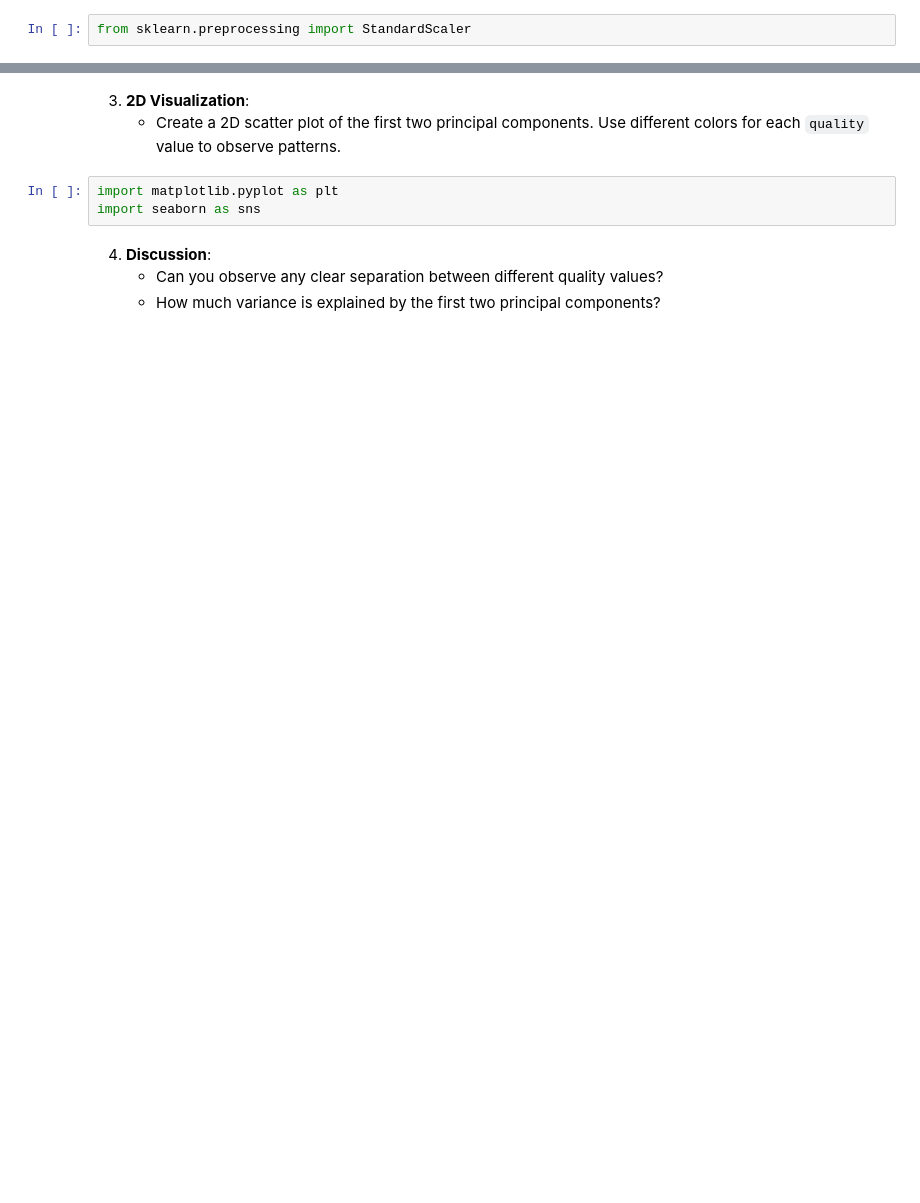
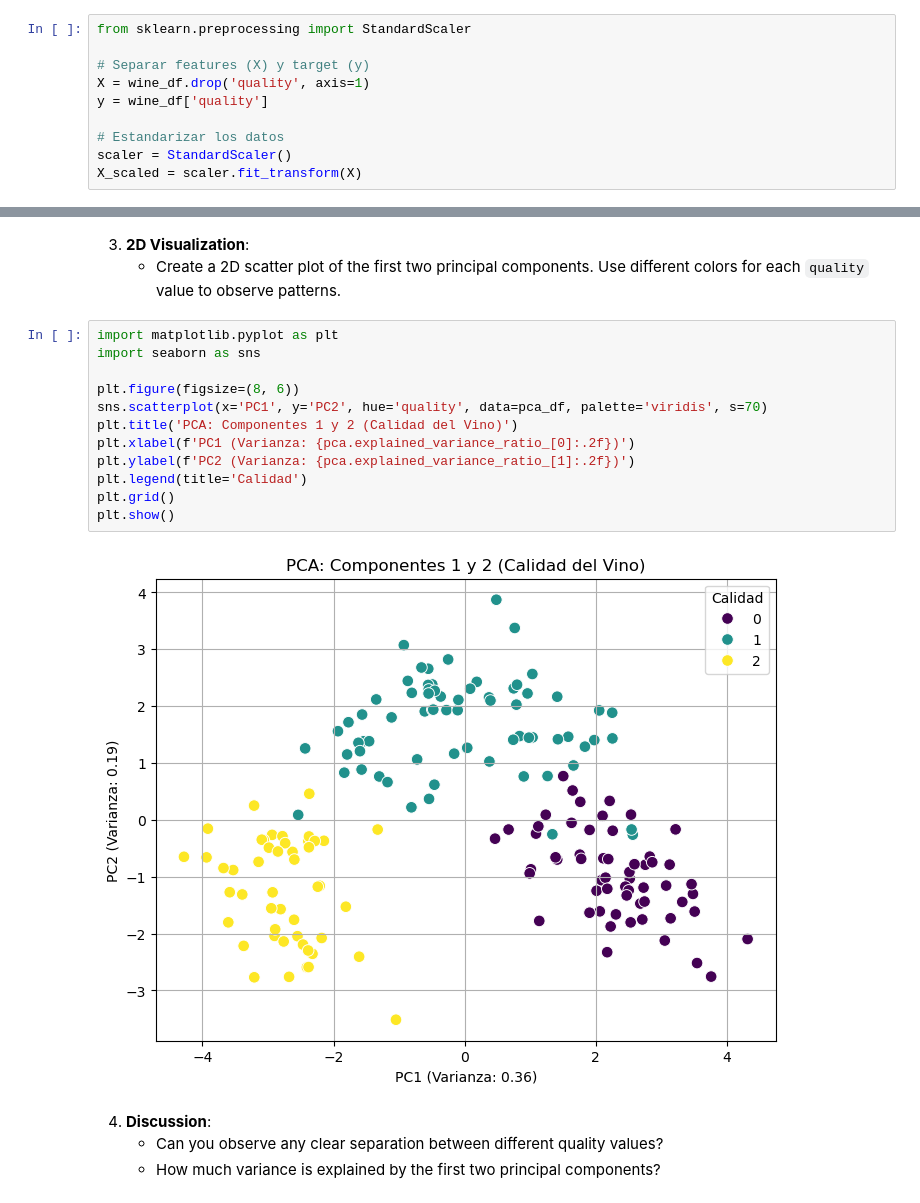
Before and after one commit to GuaSiMoTO/LAB-Machine-Learning-Unsupervised-Learning-Dimensionality-Reduction-public, a Jupyter notebook: LAB-Machine-Learning-Unsupervised-Learning-Dimensional-Reduction.ipynb, the cells around one changed output, grey strips where cells are left out. Saved outputs shown, nothing was run; the diff lists cells and outputs as text; blank space fills up the shorter version.

```diff
--- a/LAB-Machine-Learning-Unsupervised-Learning-Dimensional-Reduction.ipynb
+++ b/LAB-Machine-Learning-Unsupervised-Learning-Dimensional-Reduction.ipynb
@@ -36,6 +110,14 @@ import matplotlib.pyplot as plt
    - Standardize the features using `StandardScaler` so that all features are on the same scale.
 # %%
 from sklearn.preprocessing import StandardScaler
+
+# Separar features (X) y target (y)
+X = wine_df.drop('quality', axis=1)
+y = wine_df['quality']
+
+# Estandarizar los datos
+scaler = StandardScaler()
+X_scaled = scaler.fit_transform(X)
 # %% [markdown]
 2. **Applying PCA**:
    - Apply PCA to reduce the dataset to 2 principal components.
@@ -51,6 +181,17 @@ import seaborn as sns
 # %%
 import matplotlib.pyplot as plt
 import seaborn as sns
+
+plt.figure(figsize=(8, 6))
+sns.scatterplot(x='PC1', y='PC2', hue='quality', data=pca_df, palette='viridis', s=70)
+plt.title('PCA: Componentes 1 y 2 (Calidad del Vino)')
+plt.xlabel(f'PC1 (Varianza: {pca.explained_variance_ratio_[0]:.2f})')
+plt.ylabel(f'PC2 (Varianza: {pca.explained_variance_ratio_[1]:.2f})')
+plt.legend(title='Calidad')
+plt.grid()
+plt.show()
+# %% [output]
+[figure, added]
 # %% [markdown]
 4. **Discussion**:
    - Can you observe any clear separation between different quality values?
```
Also changed, not shown: parts of 16 cells of this notebook.
